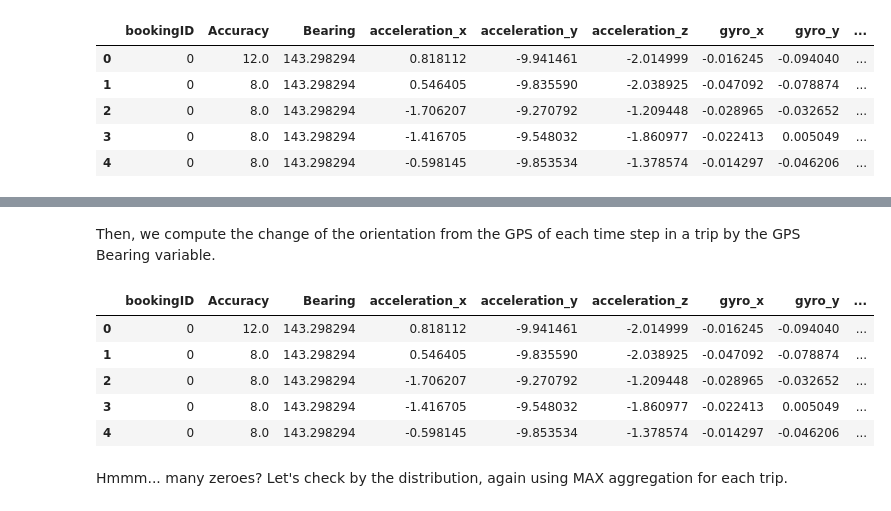
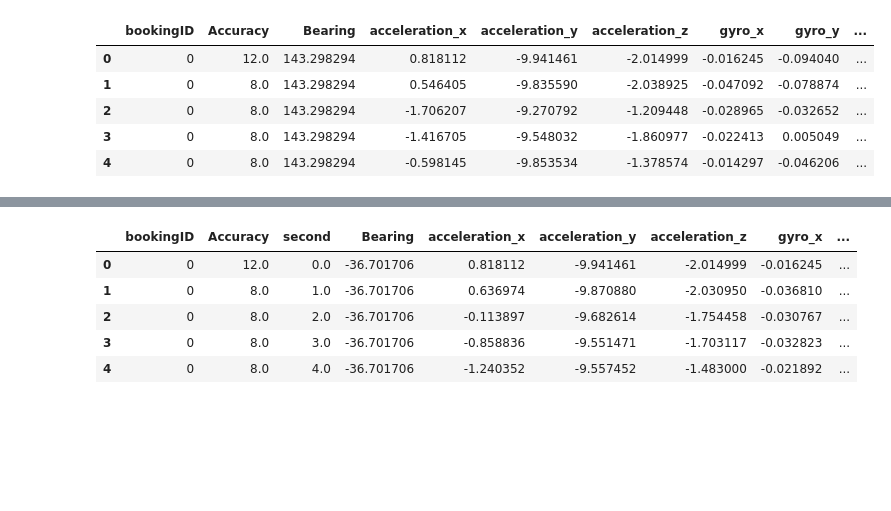
Before and after one commit to haniramadhan/grabaiforsea2019, a Jupyter notebook: Hani Ramadhan - AI for SEA - Safety.ipynb, the cells around one changed output, grey strips where cells are left out. Saved outputs shown, nothing was run; the diff lists cells and outputs as text; code cells hidden in the pictures; blank space fills up the shorter version.

```diff
--- a/Hani Ramadhan - AI for SEA - Safety.ipynb
+++ b/Hani Ramadhan - AI for SEA - Safety.ipynb
@@ -217,0 +307,4 @@ Hmmm, the Speed from GPS seems suspicious, because it should have no direction (
+# %%
+second_diff = seconds['second_diff']
+non_consecutive_rows = (seconds['second_diff']>1)
+non_consecutive_bookings = (seconds.groupby(['bookingID']).max()['second_diff']>1)
@@ -221,0 +363,21 @@ df.loc[df['Speed']<0,'Speed']=0
+# %%
+def smoothMWA(rows, isBearing=False, l=3):
+    #To make sure we did not use any values that are not are the start of the trip nor the non-consecutive seconds.
+    a= 1*~ (startTrip | non_consecutive_rows )
+    shift = rows
+    rowsShift = rows
+    for i in range(l-1):
+        shift = pd.Series([0]).append(shift, ignore_index=True)[:-1]
+        dupRowsA = (a*shift)+((1-a) * rows)
+        rowsShift = pd.concat([rowsShift,dupRowsA],axis=1)
+        a = a * pd.Series([0]).append(a, ignore_index=True)[:-1]
+
+    if isBearing:
+        rowsShift = rowsShift - 180
+        rowsShift = np.radians(rowsShift)
+        sina = np.sin(rowsShift).mean(axis=1)
+        cosa = np.cos(rowsShift).mean(axis=1)
+        rowsShift = np.degrees(np.arctan2(sina,cosa))
+        return rowsShift
+    else:
+        return (rowsShift/l).sum(axis=1)
@@ -221,0 +386,10 @@ df.loc[df['Speed']<0,'Speed']=0
+# %%
+smoothingColumns = ['Bearing', 'acceleration_x', 'acceleration_y',
+       'acceleration_z', 'gyro_x', 'gyro_y', 'gyro_z','Speed']
+
+sdf = df[['bookingID','Accuracy','second']]
+for column in smoothingColumns:
+    if column=='Bearing':
+        sdf[column] = smoothMWA(df[column],True,l=3)
+    else:
+        sdf[column] = smoothMWA(df[column],l=3)
@@ -285,0 +587,6 @@ Now, let us aggregate those values using MAX (highest acceleration/deceleration)
+# %%
+sdf.loc[:,'acc_r'] = ComputeResultant(sdf[['acceleration_x','acceleration_y','acceleration_z']],isAcc=True)
+sdf.loc[:,'d_Speed'] = ComputeChange(sdf['Speed'],isBearing=False)
+sdf.loc[:,'i_acc'] = IntegrateAcc(sdf['acc_r'])
+sdf.loc[:,'gyro_r'] = ComputeResultant(sdf[['gyro_x','gyro_y','gyro_z']],isAcc=False)
+sdf.loc[:,'d_Bearing'] = ComputeChange(sdf['Bearing'],isBearing=True)
@@ -367,2 +695,0 @@ df['gyro_r'] = np.sqrt(np.power(df['gyro_x'],2)
-# %% [markdown]
-Then, we compute the change of the orientation from the GPS of each time step in a trip by the GPS Bearing variable.
@@ -384,11 +696,9 @@ df.loc[df['d_Bearing']>180,'d_Bearing'] = 360 - df.loc[df['d_Bearing']>180,'d_Be
 # %%
-df.head()
+sdf.head()
 # %% [output]
-|  | bookingID | Accuracy | Bearing | acceleration_x | acceleration_y | acceleration_z | gyro_x | gyro_y | ... |
-| 0 | 0 | 12.0 | 143.298294 | 0.818112 | -9.941461 | -2.014999 | -0.016245 | -0.094040 | ... |
-| 1 | 0 | 8.0 | 143.298294 | 0.546405 | -9.835590 | -2.038925 | -0.047092 | -0.078874 | ... |
-| 2 | 0 | 8.0 | 143.298294 | -1.706207 | -9.270792 | -1.209448 | -0.028965 | -0.032652 | ... |
-| 3 | 0 | 8.0 | 143.298294 | -1.416705 | -9.548032 | -1.860977 | -0.022413 | 0.005049 | ... |
-| 4 | 0 | 8.0 | 143.298294 | -0.598145 | -9.853534 | -1.378574 | -0.014297 | -0.046206 | ... |
+|  | bookingID | Accuracy | second | Bearing | acceleration_x | acceleration_y | acceleration_z | gyro_x | ... |
+| 0 | 0 | 12.0 | 0.0 | -36.701706 | 0.818112 | -9.941461 | -2.014999 | -0.016245 | ... |
+| 1 | 0 | 8.0 | 1.0 | -36.701706 | 0.636974 | -9.870880 | -2.030950 | -0.036810 | ... |
+| 2 | 0 | 8.0 | 2.0 | -36.701706 | -0.113897 | -9.682614 | -1.754458 | -0.030767 | ... |
+| 3 | 0 | 8.0 | 3.0 | -36.701706 | -0.858836 | -9.551471 | -1.703117 | -0.032823 | ... |
+| 4 | 0 | 8.0 | 4.0 | -36.701706 | -1.240352 | -9.557452 | -1.483000 | -0.021892 | ... |
-# %% [markdown]
-Hmmm... many zeroes? Let's check by the distribution, again using MAX aggregation for each trip.
```
Also changed, not shown: parts of 129 cells of this notebook.
